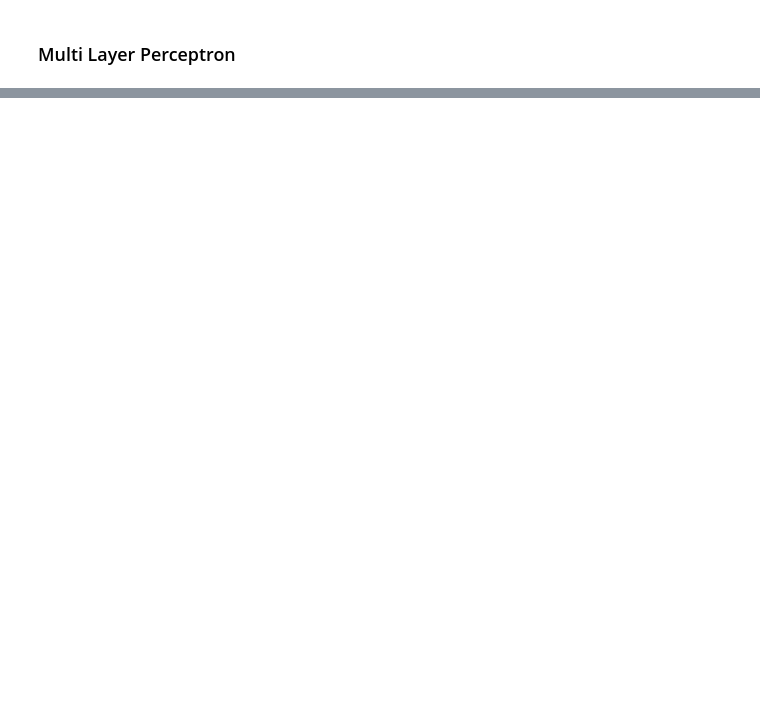
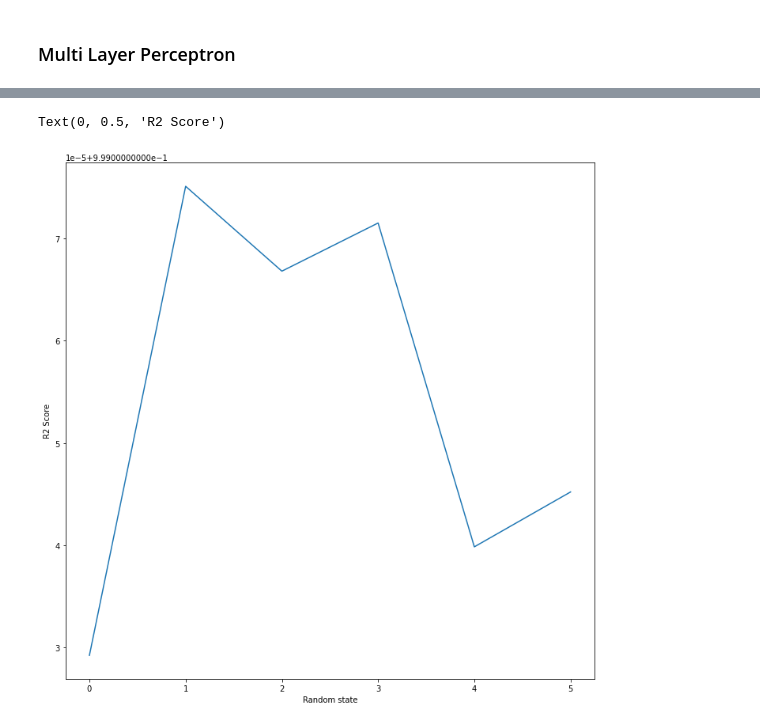
Before and after one commit to sivaprasad2000/CadenceRegressorEW2, a Jupyter notebook: model.ipynb, the cells around one changed output, grey strips where cells are left out. Saved outputs shown, nothing was run; the diff lists cells and outputs as text; code cells hidden in the pictures; blank space fills up the shorter version.

```diff
--- a/model.ipynb
+++ b/model.ipynb
@@ -253,0 +278,8 @@ scores
+# %%
+plt.figure(figsize=[12, 12])
+plt.plot(rs_arr, scores)
+plt.xlabel('Random state')
+plt.ylabel('R2 Score')
+# %% [output]
+Text(0, 0.5, 'R2 Score')
+[figure, added]
```
Also changed, not shown: parts of 21 cells of this notebook.
